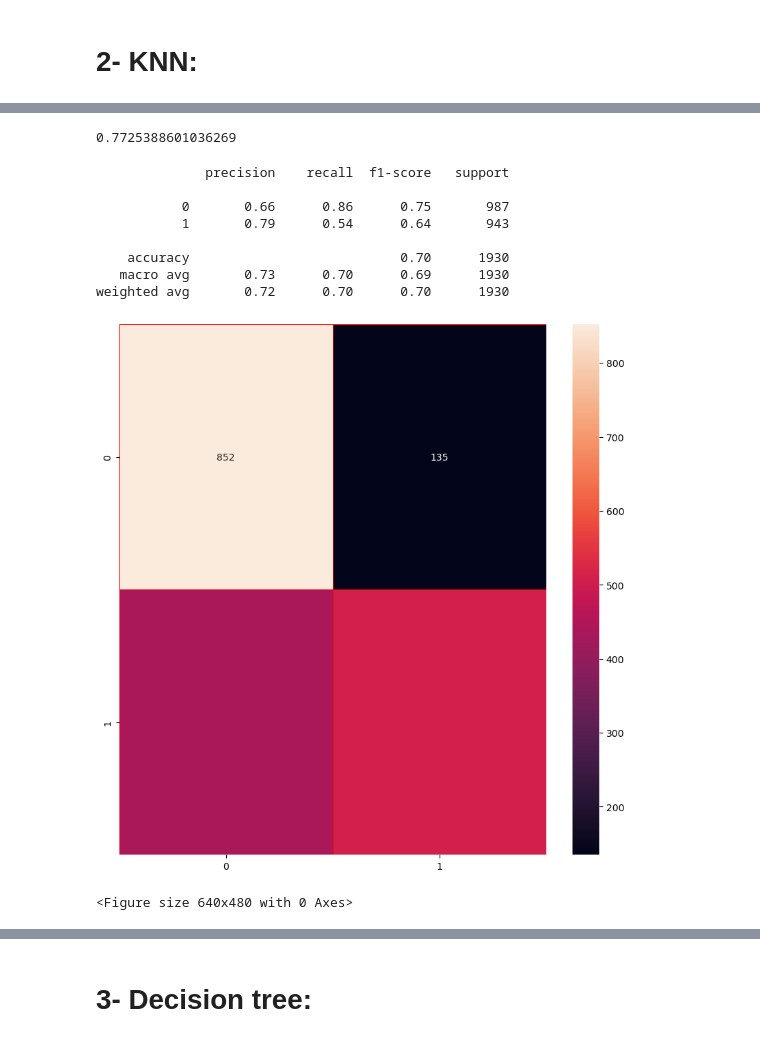
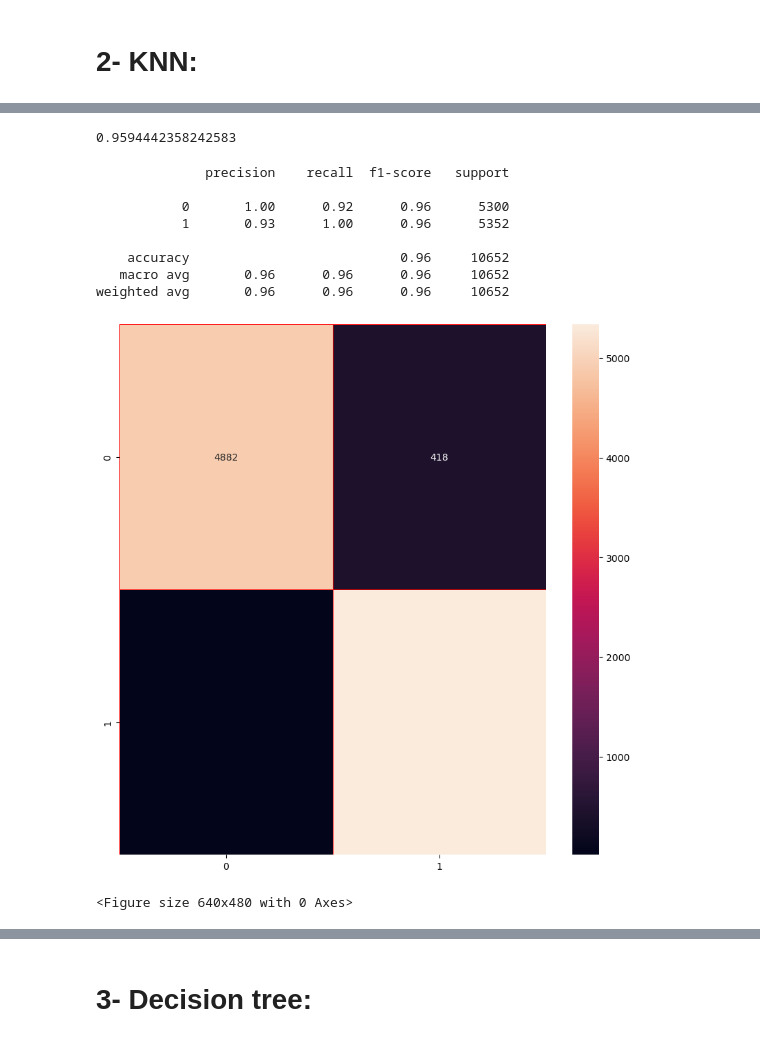
Before and after one commit to Ahmed8042/DataScience, a Jupyter notebook: Bank Marketing.ipynb, the cells around one changed output, grey strips where cells are left out. Saved outputs shown, nothing was run; the diff lists cells and outputs as text; code cells hidden in the pictures.

```diff
--- a/Bank Marketing.ipynb
+++ b/Bank Marketing.ipynb
@@ -438,7 +437,7 @@ df_feat.head()
 # %% [markdown]
 # Spliting data to train and test:
 # %%
-x_train1, x_test1, y_train1, y_test1 = train_test_split(df_feat, y_under, test_size=0.25, random_state=42)
+x_train1, x_test1, y_train1, y_test1 = train_test_split(X_over, y_over, test_size=0.2, random_state=42)
 print("number of test samples :", x_test1.shape[0])
 print("number of training samples:",x_train1.shape[0])
 # %% [output]
@@ -491,2 +487,0 @@ KNN = KNeighborsClassifier(n_neighbors= 1)
-# %%
-KNN.fit(x_train1,y_train1)
@@ -499,9 +487,0 @@ KNN.score(x_test1,y_test1)
-# %%
-error_rate = []
-
-# Will take some time
-for i in range(1,50):
-    knn = KNeighborsClassifier(n_neighbors=i)
-    knn.fit(x_train1,y_train1)
-    pred_i = knn.predict(x_test1)
-    error_rate.append(np.mean(pred_i != y_test1))
@@ -518,26 +488,26 @@ Text(0, 0.5, 'Error Rate')
 # %%
-KNN = KNeighborsClassifier(n_neighbors= 10)
+KNN = KNeighborsClassifier(n_neighbors= 1)
 KNN.fit(x_train1,y_train1)
+y_pred_KNN =  KNN.predict(x_test1)
 KNN.score(x_test1,y_test1)
 # %% [output]
-0.7725388601036269
+0.9594442358242583
-# %%
-print (classification_report(y_test1,y_pred ))
-# %% [output]
-              precision    recall  f1-score   support
-
-           0       0.66      0.86      0.75       987
-           1       0.79      0.54      0.64       943
-
-    accuracy                           0.70      1930
-   macro avg       0.73      0.70      0.69      1930
-weighted avg       0.72      0.70      0.70      1930
 # %%
-cm = confusion_matrix(y_test1, y_pred)
+y_pred_knn = KNN.predict(x_test1)
+print (classification_report(y_test1,y_pred_knn ))
+cm = confusion_matrix(y_test1, y_pred_knn)
 f,ax = plt.subplots(figsize=(10, 10))
 sns.heatmap(cm, annot=True, linewidths=0.5,linecolor="red", fmt= '.0f',ax=ax)
 plt.show()
 plt.savefig('ConfusionMatrix.png')
 # %% [output]
+              precision    recall  f1-score   support
+
+           0       1.00      0.92      0.96      5300
+           1       0.93      1.00      0.96      5352
+
+    accuracy                           0.96     10652
+   macro avg       0.96      0.96      0.96     10652
+weighted avg       0.96      0.96      0.96     10652
-[figure, old version]
+[figure, new version]
-<Figure size 640x480 with 0 Axes>
+<Figure size 640x480 with 0 Axes>
```
Also changed, not shown: parts of 53 cells of this notebook.
